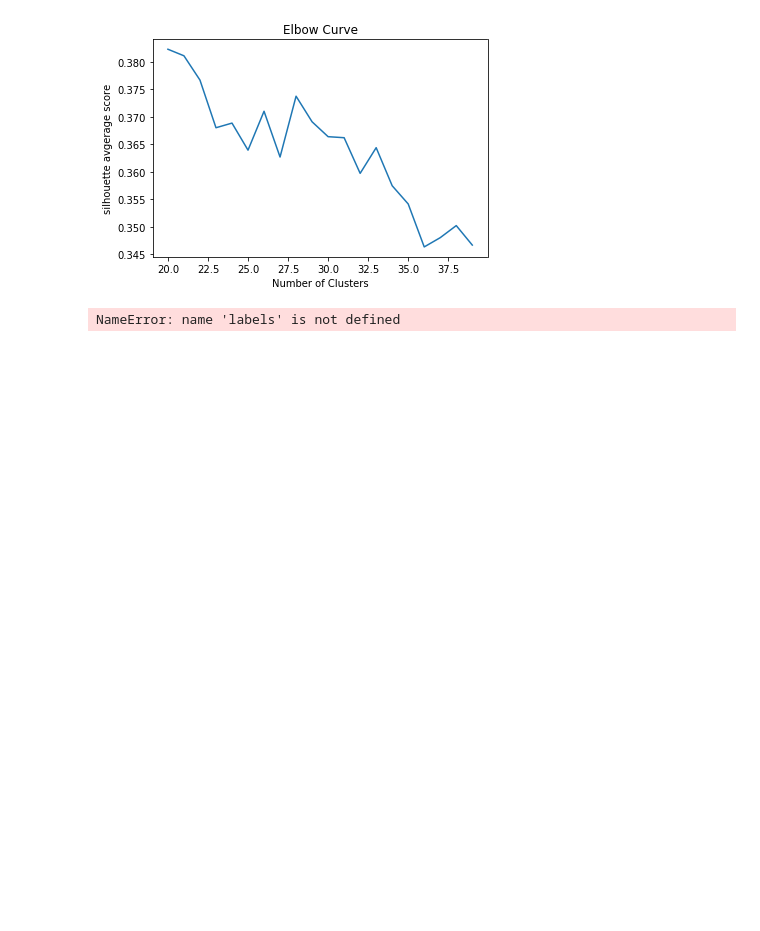
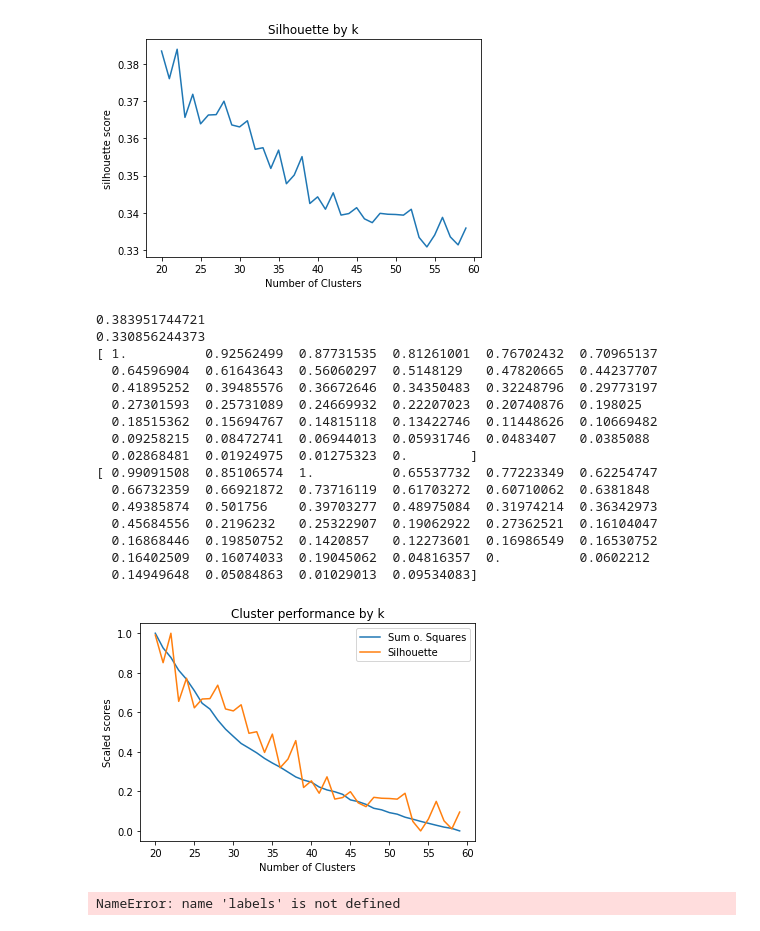
Before and after one commit to charx7/rug-ids-2018, a Jupyter notebook: Assignment_6/Exercise 3.1.ipynb, the cells around one changed output. Drawn from its saved outputs; the diff is of its cells as text; code cells hidden in the pictures; blank space fills up the shorter version.

```diff
--- a/Assignment_6/Exercise 3.1.ipynb
+++ b/Assignment_6/Exercise 3.1.ipynb
@@ -87,21 +86,38 @@ plt.show()
 # clustering and silhouette score based elbow
 silhouette_avg = []
 # KMeans for cluster_range number of clusters
-for k in cluster_range:
+for k in tqdm(cluster_range):
     kmeans = KMeans(n_clusters=k,random_state=42)
     # score of each KMeans method
     cluster_labels = kmeans.fit_predict(data3D)
     silhouette_avg.append(silhouette_score(data3D, cluster_labels))
-
-# ploting metric vs kmeans
-fig = plt.figure()
-plt.plot(cluster_range,silhouette_avg)
-plt.xlabel('Number of Clusters')
-plt.ylabel('silhouette avgerage score')
-plt.title('Elbow Curve')
-plt.show()
-# %% [output]
-[figure, removed]
+# %%
+# ploting metric vs kmeans
+fig = plt.figure()
+plt.plot(cluster_range, silhouette_avg)
+plt.xlabel('Number of Clusters')
+plt.ylabel('silhouette score')
+plt.title('Silhouette by k')
+plt.show()
+# %% [output]
+[figure, added]
+0.383951744721
+0.330856244373
+[ 1.          0.92562499  0.87731535  0.81261001  0.76702432  0.70965137
+  0.64596904  0.61643643  0.56060297  0.5148129   0.47820665  0.44237707
+  0.41895252  0.39485576  0.36672646  0.34350483  0.32248796  0.29773197
+  0.27301593  0.25731089  0.24669932  0.22207023  0.20740876  0.198025
+  0.18515362  0.15694767  0.14815118  0.13422746  0.11448626  0.10669482
+  0.09258215  0.08472741  0.06944013  0.05931746  0.0483407   0.0385088
+  0.02868481  0.01924975  0.01275323  0.        ]
+[ 0.99091508  0.85106574  1.          0.65537732  0.77223349  0.62254747
+  0.66732359  0.66921872  0.73716119  0.61703272  0.60710062  0.6381848
+  0.49385874  0.501756    0.39703277  0.48975084  0.31974214  0.36342973
+  0.45684556  0.2196232   0.25322907  0.19062922  0.27362521  0.16104047
+  0.16868446  0.19850752  0.1420857   0.12273601  0.16986549  0.16530752
+  0.16402509  0.16074033  0.19045062  0.04816357  0.          0.0602212
+  0.14949648  0.05084863  0.01029013  0.09534083]
+[figure, added]
 # %%
 fig = plt.figure()
 ax = Axes3D(fig)
```
Also changed, not shown: parts of 4 cells of this notebook, 2 other files.
